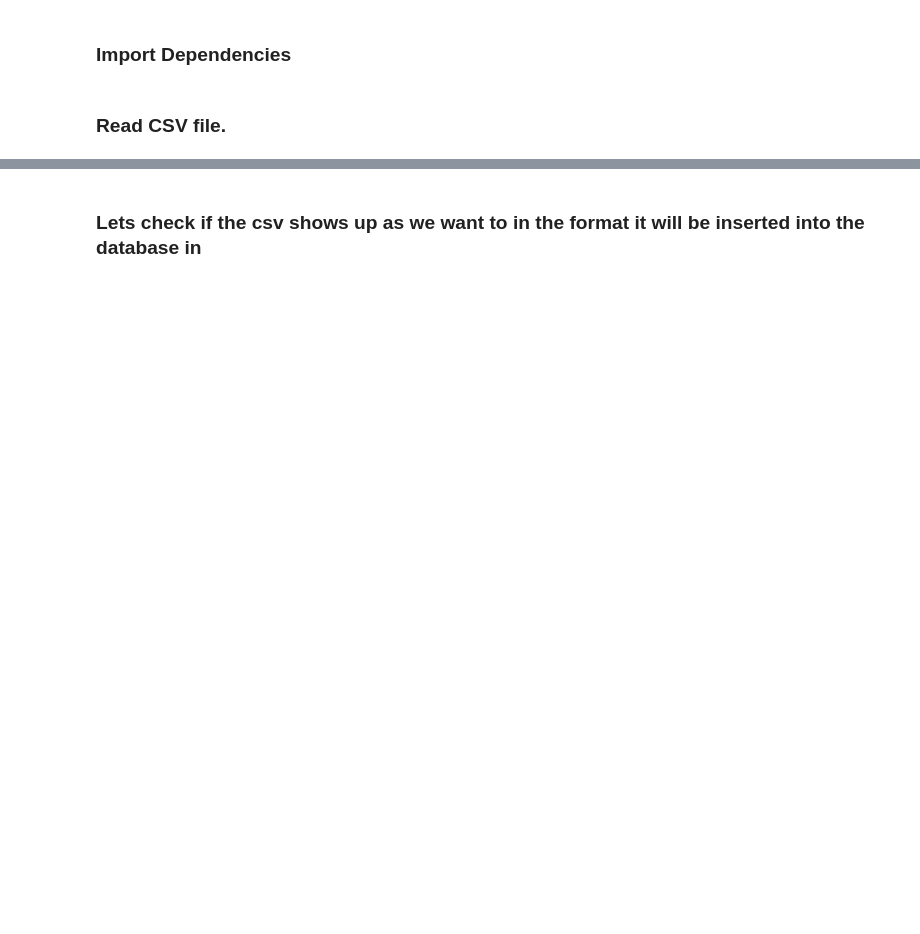
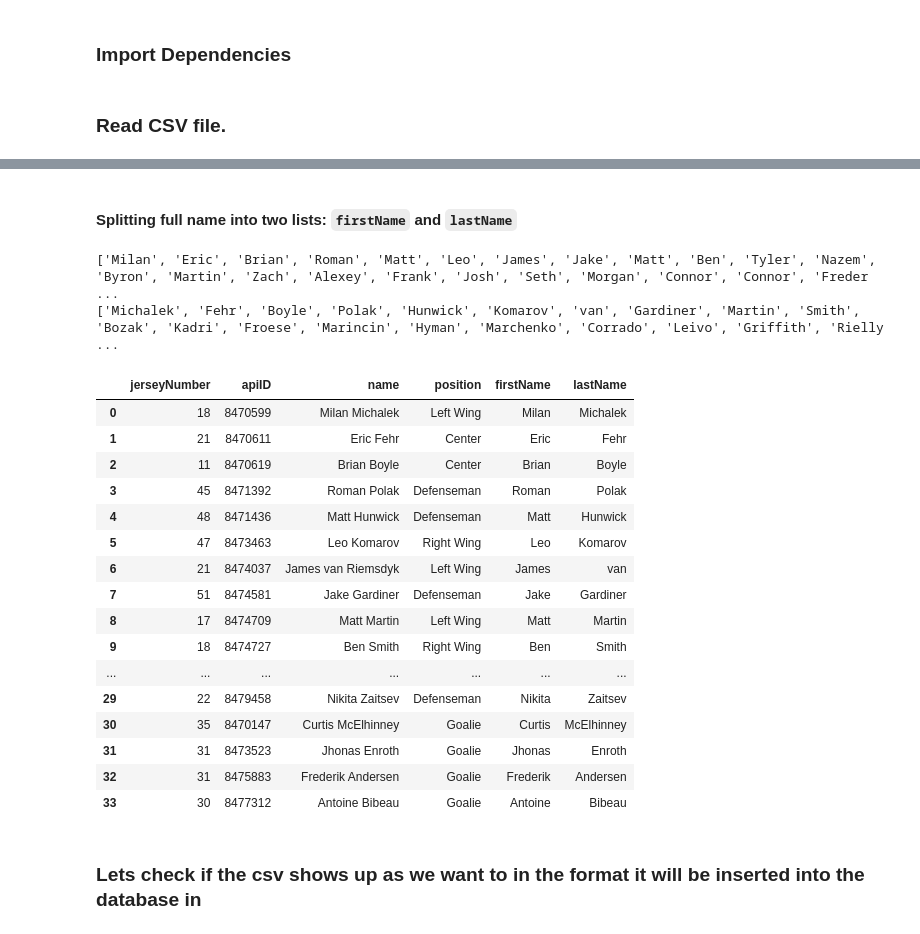
Before and after one commit to smzalam/StatChek, a Jupyter notebook: src/data/cleaning_datasets/cleaning_teamRosters.ipynb, the cells around one changed output, grey strips where cells are left out. Drawn from its saved outputs; the diff is of its cells as text; code cells hidden in the pictures; blank space fills up the shorter version.

```diff
--- a/src/data/cleaning_datasets/cleaning_teamRosters.ipynb
+++ b/src/data/cleaning_datasets/cleaning_teamRosters.ipynb
@@ -97,0 +168,3 @@ df
+# %%
+fullName = df['name'].tolist()
+fullName
@@ -98,3 +189,37 @@ df
+# %% [markdown]
+#### Splitting full name into two lists: `firstName` and `lastName`
+# %%
+# making the two lists
+firstName = list(map(lambda x: x.split(" ")[0], fullName))
+print(firstName)
+lastName = list(map(lambda x: x.split(" ")[1], fullName))
+print(lastName)
+# %% [output]
+['Milan', 'Eric', 'Brian', 'Roman', 'Matt', 'Leo', 'James', 'Jake', 'Matt', 'Ben', 'Tyler', 'Nazem', 'Byron', 'Martin', 'Zach', 'Alexey', 'Frank', 'Josh', 'Seth', 'Morgan', 'Connor', 'Connor', 'Freder ...
+['Michalek', 'Fehr', 'Boyle', 'Polak', 'Hunwick', 'Komarov', 'van', 'Gardiner', 'Martin', 'Smith', 'Bozak', 'Kadri', 'Froese', 'Marincin', 'Hyman', 'Marchenko', 'Corrado', 'Leivo', 'Griffith', 'Rielly ...
+# %%
+# assigning the two lists as columns in the dataframe
+df['firstName'] = firstName
+df['lastName'] = lastName
+df
+# %% [output]
+|  | jerseyNumber | apiID | name | position | firstName | lastName |
+| 0 | 18 | 8470599 | Milan Michalek | Left Wing | Milan | Michalek |
+| 1 | 21 | 8470611 | Eric Fehr | Center | Eric | Fehr |
+| 2 | 11 | 8470619 | Brian Boyle | Center | Brian | Boyle |
+| 3 | 45 | 8471392 | Roman Polak | Defenseman | Roman | Polak |
+| 4 | 48 | 8471436 | Matt Hunwick | Defenseman | Matt | Hunwick |
+| 5 | 47 | 8473463 | Leo Komarov | Right Wing | Leo | Komarov |
+| 6 | 21 | 8474037 | James van Riemsdyk | Left Wing | James | van |
+| 7 | 51 | 8474581 | Jake Gardiner | Defenseman | Jake | Gardiner |
+| 8 | 17 | 8474709 | Matt Martin | Left Wing | Matt | Martin |
+| 9 | 18 | 8474727 | Ben Smith | Right Wing | Ben | Smith |
+| ... | ... | ... | ... | ... | ... | ... |
+| 29 | 22 | 8479458 | Nikita Zaitsev | Defenseman | Nikita | Zaitsev |
+| 30 | 35 | 8470147 | Curtis McElhinney | Goalie | Curtis | McElhinney |
+| 31 | 31 | 8473523 | Jhonas Enroth | Goalie | Jhonas | Enroth |
+| 32 | 31 | 8475883 | Frederik Andersen | Goalie | Frederik | Andersen |
+| 33 | 30 | 8477312 | Antoine Bibeau | Goalie | Antoine | Bibeau |
 # %% [markdown]
 ### Lets check if the csv shows up as we want to in the format it will be inserted into the database in
 # %%
```
Also changed, not shown: parts of 35 cells of this notebook, 3 other files.
